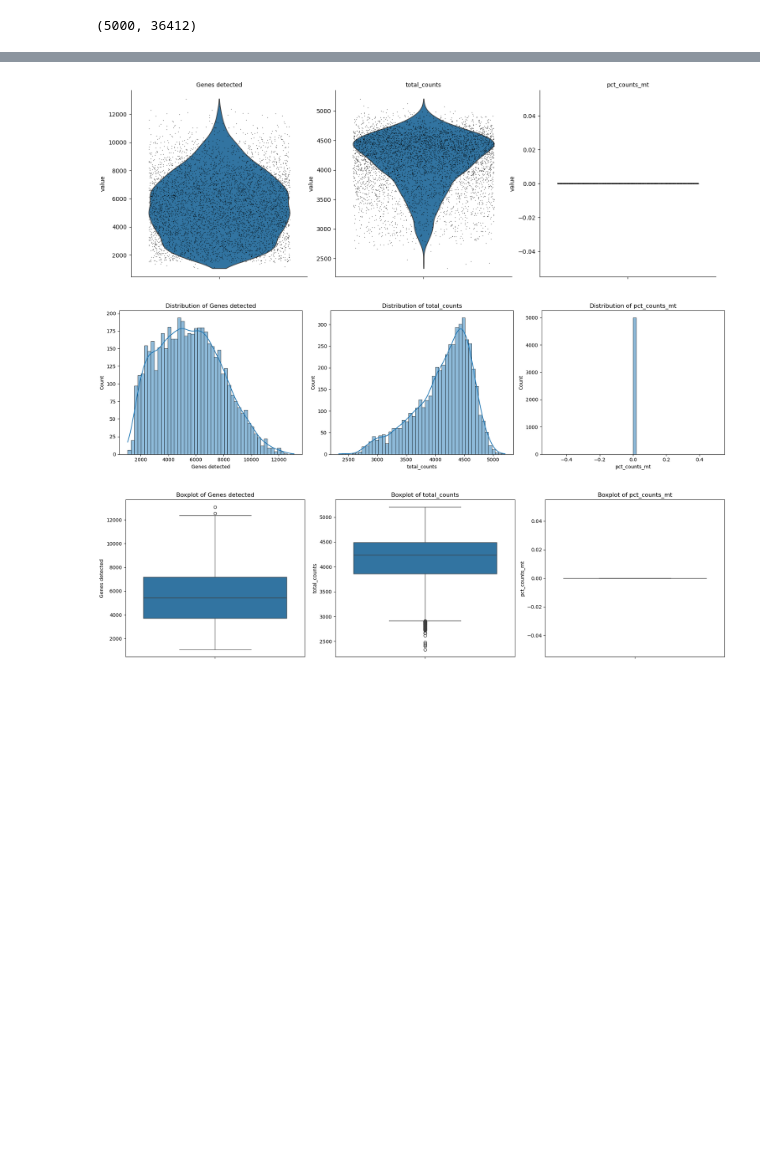
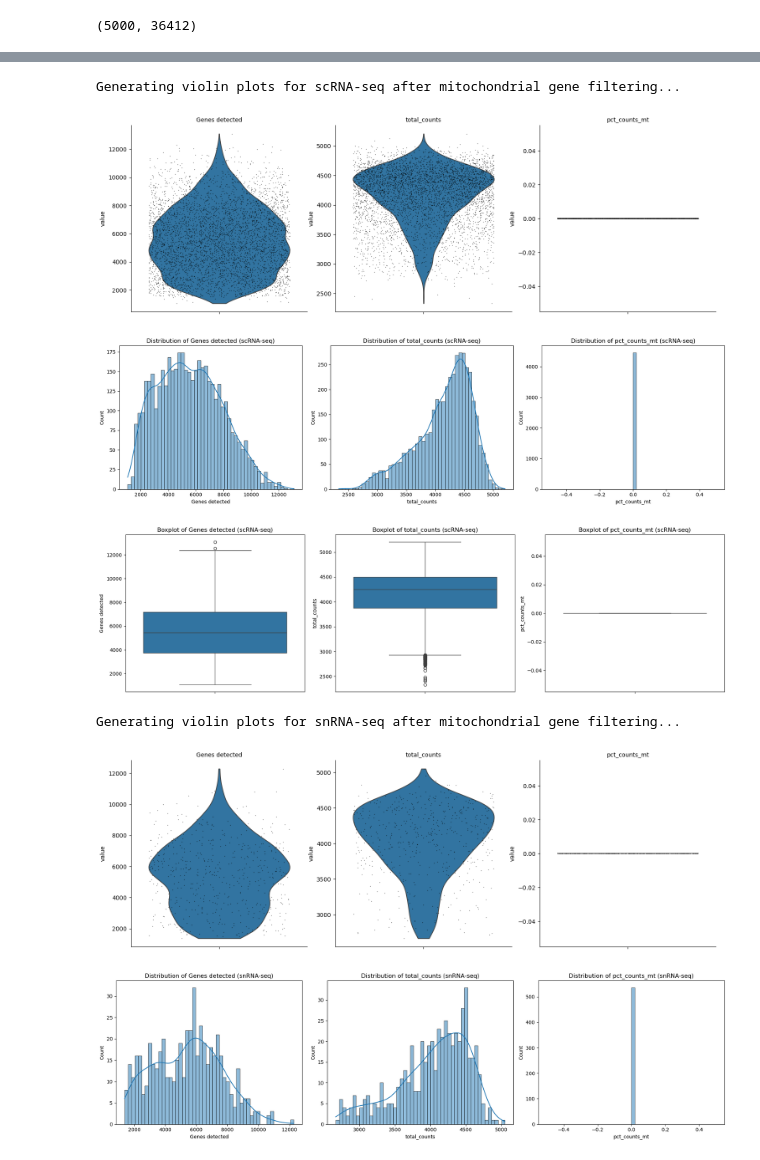
Before and after one commit to silvanaycristo/NeuroNet_AD, a Jupyter notebook: notebooks /01_loading&preprocessing_h5ad.ipynb, the cells around one changed output, grey strips where cells are left out. Cells and saved outputs as stored; diff of their text form; code cells hidden in the pictures; blank space fills up the shorter version.

```diff
--- a/notebooks /01_loading&preprocessing_h5ad.ipynb
+++ b/notebooks /01_loading&preprocessing_h5ad.ipynb
@@ -57,3 +57,11 @@ adata_sample = adata[:5000, :].to_memory()
 print(adata_sample.shape)
 # %% [output]
 (5000, 36412)
+# %%
+# Split the dataset into scRNA-seq and snRNA-seq
+adata_scrna = adata_sample[adata_sample.obs["assay"] == "10x 3' v3"].copy()
+adata_snrna = adata_sample[adata_sample.obs["assay"] == "10x multiome"].copy()
+
+# Verify the number of cells in each dataset
+print(f"scRNA-seq: {adata_scrna.n_obs} cells")
+print(f"snRNA-seq: {adata_snrna.n_obs} nuclei")
@@ -238,31 +486,57 @@ Name: pct_counts_mt, dtype: float64
 # %%
-# Visualize metrics after mitochondrial gene filtering
+# Visualize metrics after mitochondrial gene filtering for scRNA-seq
+print("Generating violin plots for scRNA-seq after mitochondrial gene filtering...")
 sc.pl.violin(
-    adata_sample,
+    adata_scrna,
     ["Genes detected", "total_counts", "pct_counts_mt"],
     jitter=0.4, multi_panel=True
 )
 
-# Plot updated histograms
+# Plot updated histograms for scRNA-seq
 fig, axes = plt.subplots(1, 3, figsize=(18, 5))
-
 for i, col in enumerate(["Genes detected", "total_counts", "pct_counts_mt"]):
-    sns.histplot(adata_sample.obs[col], bins=50, kde=True, ax=axes[i])
-    axes[i].set_title(f"Distribution of {col}")
-
+    sns.histplot(adata_scrna.obs[col], bins=50, kde=True, ax=axes[i])
+    axes[i].set_title(f"Distribution of {col} (scRNA-seq)")
 plt.tight_layout()
 plt.show()
 
-# Plot updated boxplots
+# Plot updated boxplots for scRNA-seq
 fig, axes = plt.subplots(1, 3, figsize=(18, 5))
-
 for i, col in enumerate(["Genes detected", "total_counts", "pct_counts_mt"]):
-    sns.boxplot(y=adata_sample.obs[col], ax=axes[i])
-    axes[i].set_title(f"Boxplot of {col}")
-
+    sns.boxplot(y=adata_scrna.obs[col], ax=axes[i])
+    axes[i].set_title(f"Boxplot of {col} (scRNA-seq)")
 plt.tight_layout()
 plt.show()
+
+
+# Visualize metrics after mitochondrial gene filtering for snRNA-seq
+print("Generating violin plots for snRNA-seq after mitochondrial gene filtering...")
+sc.pl.violin(
+    adata_snrna,
+    ["Genes detected", "total_counts", "pct_counts_mt"],
+    jitter=0.4, multi_panel=True
+)
+
+# Plot updated histograms for snRNA-seq
+fig, axes = plt.subplots(1, 3, figsize=(18, 5))
+for i, col in enumerate(["Genes detected", "total_counts", "pct_counts_mt"]):
+    sns.histplot(adata_snrna.obs[col], bins=50, kde=True, ax=axes[i])
+    axes[i].set_title(f"Distribution of {col} (snRNA-seq)")
+plt.tight_layout()
+plt.show()
+
+# Plot updated boxplots for snRNA-seq
+fig, axes = plt.subplots(1, 3, figsize=(18, 5))
+for i, col in enumerate(["Genes detected", "total_counts", "pct_counts_mt"]):
+    sns.boxplot(y=adata_snrna.obs[col], ax=axes[i])
+    axes[i].set_title(f"Boxplot of {col} (snRNA-seq)")
+plt.tight_layout()
+plt.show()
 # %% [output]
+Generating violin plots for scRNA-seq after mitochondrial gene filtering...
 [figure]
-[figure, old version]
+[figure, new version]
-[figure, old version]
+[figure, new version]
+Generating violin plots for snRNA-seq after mitochondrial gene filtering...
+[figure, added]
+[figure, added]
```
Also changed, not shown: parts of 33 cells of this notebook.
